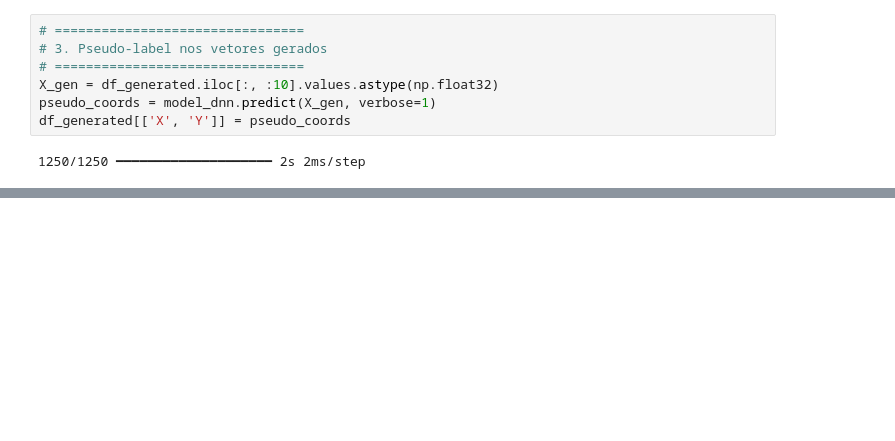
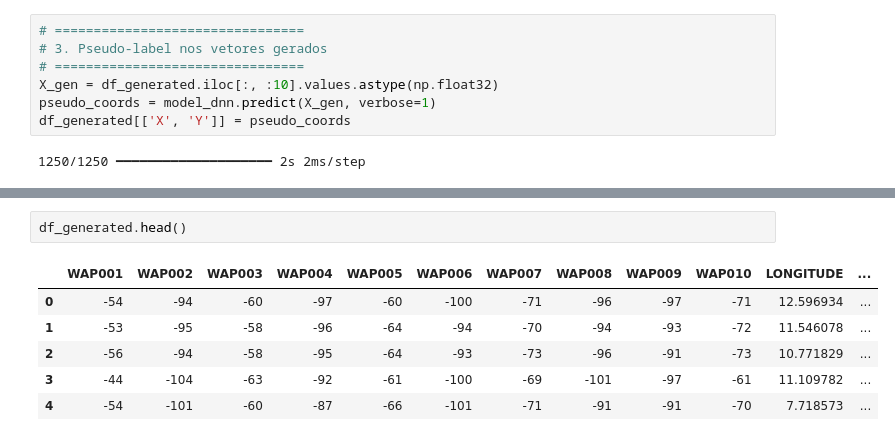
Before and after one commit to oziieljuniior/Gan, a Jupyter notebook: Notebooks/fase3_1/fase3_2.ipynb, the cells around one changed output, grey strips where cells are left out. Saved outputs shown, nothing was run; the diff lists cells and outputs as text; blank space fills up the shorter version.

```diff
--- a/Notebooks/fase3_1/fase3_2.ipynb
+++ b/Notebooks/fase3_1/fase3_2.ipynb
@@ -214,0 +184,9 @@ plt.show()
+# %%
+df_generated.head()
+# %% [output]
+|  | WAP001 | WAP002 | WAP003 | WAP004 | WAP005 | WAP006 | WAP007 | WAP008 | WAP009 | WAP010 | LONGITUDE | ... |
+| 0 | -54 | -94 | -60 | -97 | -60 | -100 | -71 | -96 | -97 | -71 | 12.596934 | ... |
+| 1 | -53 | -95 | -58 | -96 | -64 | -94 | -70 | -94 | -93 | -72 | 11.546078 | ... |
+| 2 | -56 | -94 | -58 | -95 | -64 | -93 | -73 | -96 | -91 | -73 | 10.771829 | ... |
+| 3 | -44 | -104 | -63 | -92 | -61 | -100 | -69 | -101 | -97 | -61 | 11.109782 | ... |
+| 4 | -54 | -101 | -60 | -87 | -66 | -101 | -71 | -91 | -91 | -70 | 7.718573 | ... |
```
Also changed, not shown: parts of 10 cells of this notebook, 22 other files.
